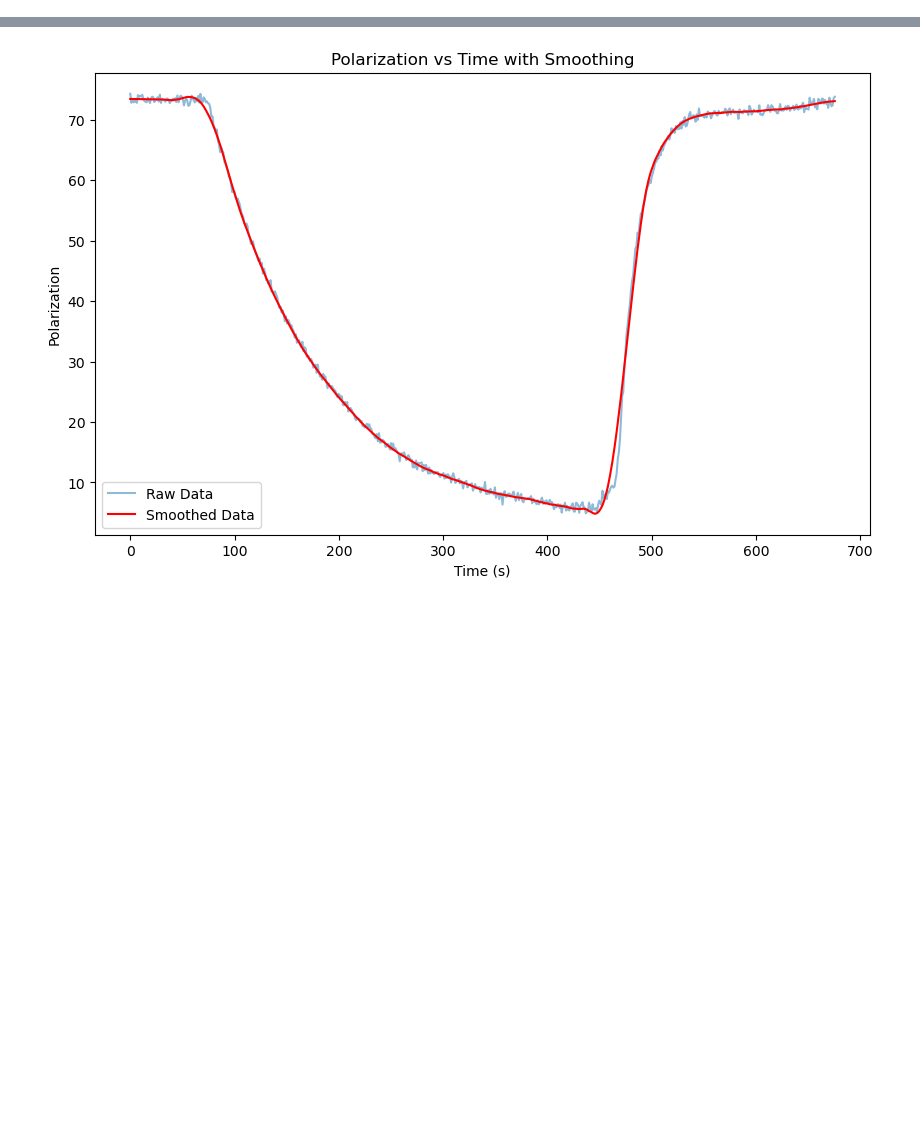
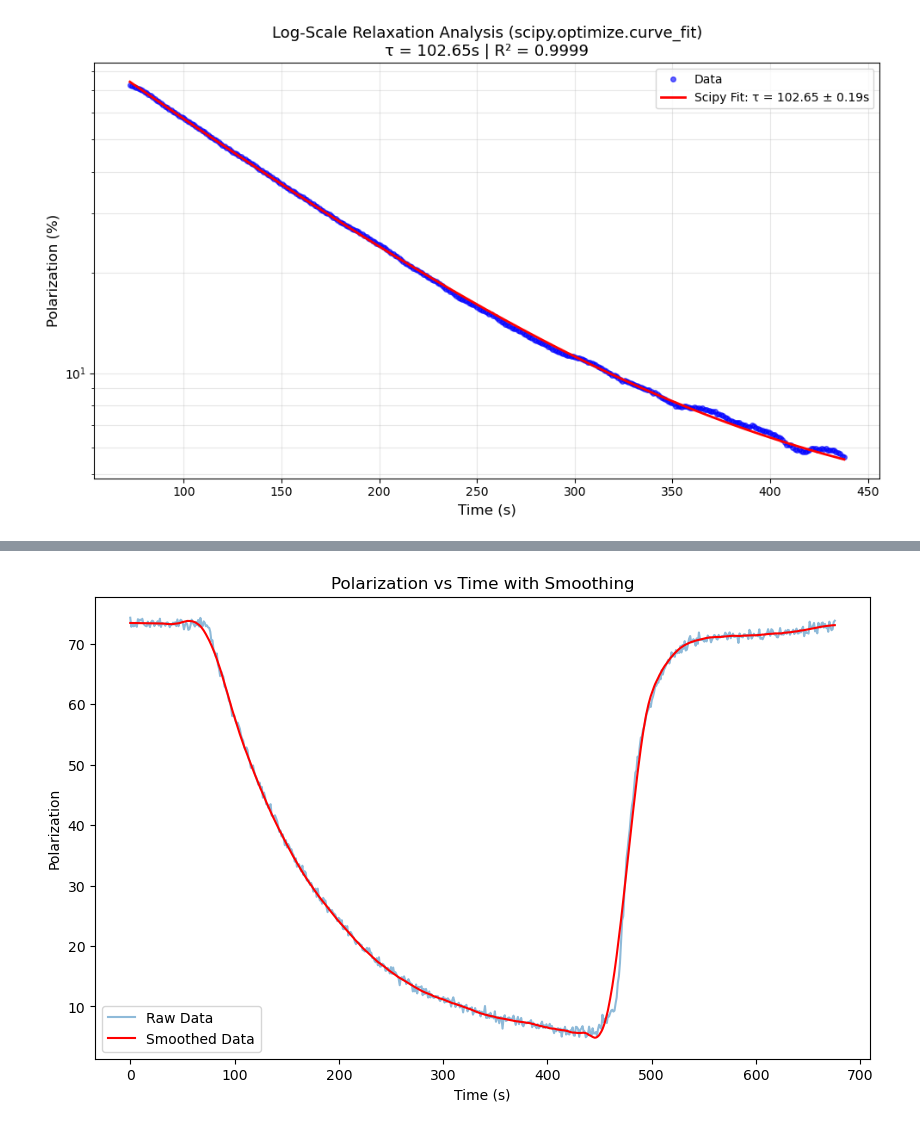
Before and after one commit to abhich2507/MEOP, a Jupyter notebook: relaxation_time.ipynb, the cells around one changed output, grey strips where cells are left out. Drawn from its saved outputs; the diff is of its cells as text; code cells hidden in the pictures; blank space fills up the shorter version.

```diff
--- a/relaxation_time.ipynb
+++ b/relaxation_time.ipynb
@@ -135,3 +135,81 @@ plt.savefig(f"/Users/snip/Documents/MEOP/relaxation_plots/relaxation_time_plot_{
 # %%
-relaxation_data_full["time"]
+
+from scipy.optimize import curve_fit
+
+time_data = relaxation_data_full["time"].values
+pol_data = relaxation_data_full["smoothed"].values
+
+#define exponential model: P(t) = P0 * exp(-t/tau) + c
+def exponential_model(t, P0, tau, c):
+    return P0 * np.exp(-t / tau) + c
+
+# Initial parameter guesses
+P0_guess = pol_data.max()
+tau_guess = relaxation_time
+c_guess = pol_data.min()
+
+# Perform the fit using scipy.optimize.curve_fit
+try:
+    popt, pcov = curve_fit(
+        exponential_model,
+        time_data,
+        pol_data,
+        p0=[P0_guess, tau_guess, c_guess],
+        bounds=([0, 10, -50], [200, 500, 100]),  # Parameter bounds
+        maxfev=10000
+    )
+
+    P0_fit, tau_fit, c_fit = popt
+    P0_err, tau_err, c_err = np.sqrt(np.diag(pcov))
+
+    # Calculate residuals and R-squared
+    y_pred = exponential_model(time_data, *popt)
+    residuals = pol_data - y_pred
+    ss_res = np.sum(residuals**2)
+    ss_tot = np.sum((pol_data - np.mean(pol_data))**2)
+    r_squared = 1 - (ss_res / ss_tot)
+
+    # Calculate reduced chi-squared
+    n_points = len(time_data)
+    n_params = 3
+    reduced_chi2 = ss_res / (n_points - n_params)
+
+    # Create figure with log scale
+    plt.figure(figsize=(10, 6))
+    plt.plot(time_data, pol_data, 'o', color='blue', label='Data', markersize=4, alpha=0.6)
+
+    # Generate fit line
+    time_fit_range = np.linspace(time_data.min(), time_data.max(), 200)
+    pol_fit_line = exponential_model(time_fit_range, *popt)
+
+    plt.plot(time_fit_range, pol_fit_line, 'r-', linewidth=2,
+             label=f'Scipy Fit: τ = {tau_fit:.2f} ± {tau_err:.2f}s')
+
+    plt.yscale("log")
+    plt.xlabel("Time (s)", fontsize=12)
+    plt.ylabel("Polarization (%)", fontsize=12)
+    plt.title(f"Log-Scale Relaxation Analysis (scipy.optimize.curve_fit)\nτ = {tau_fit:.2f}s | R² = {r_squared:.4f}",
+              fontsize=13)
+    plt.legend()
+    plt.grid(True, alpha=0.3, which='both')
+    plt.tight_layout()
+    plt.show()
+
+    # Print results
+    print("=" * 60)
+    print("Scipy Fit Results: P0*exp(-t/tau) + c")
+    print("=" * 60)
+    print(f"P0  = {P0_fit:.3f} ± {P0_err:.3f} %")
+    print(f"tau = {tau_fit:.3f} ± {tau_err:.3f} s  (relaxation time)")
+    print(f"c   = {c_fit:.3f} ± {c_err:.3f} %  (baseline)")
+    print(f"\nR² = {r_squared:.5f}")
+    print(f"Reduced χ² = {reduced_chi2:.3f}")
+    print(f"RMS residual = {np.sqrt(ss_res/n_points):.3f}")
+    print("=" * 60)
+    print(f"\nFit equation: P(t) = {P0_fit:.2f} * exp(-t/{tau_fit:.2f}) + {c_fit:.2f}")
+
+except Exception as e:
+    print(f"Fit failed: {e}")
+    print("Try adjusting initial guesses or parameter bounds")
 # %% [output]
+[figure, added]
```
Also changed, not shown: parts of 8 cells of this notebook, 3 other files.
